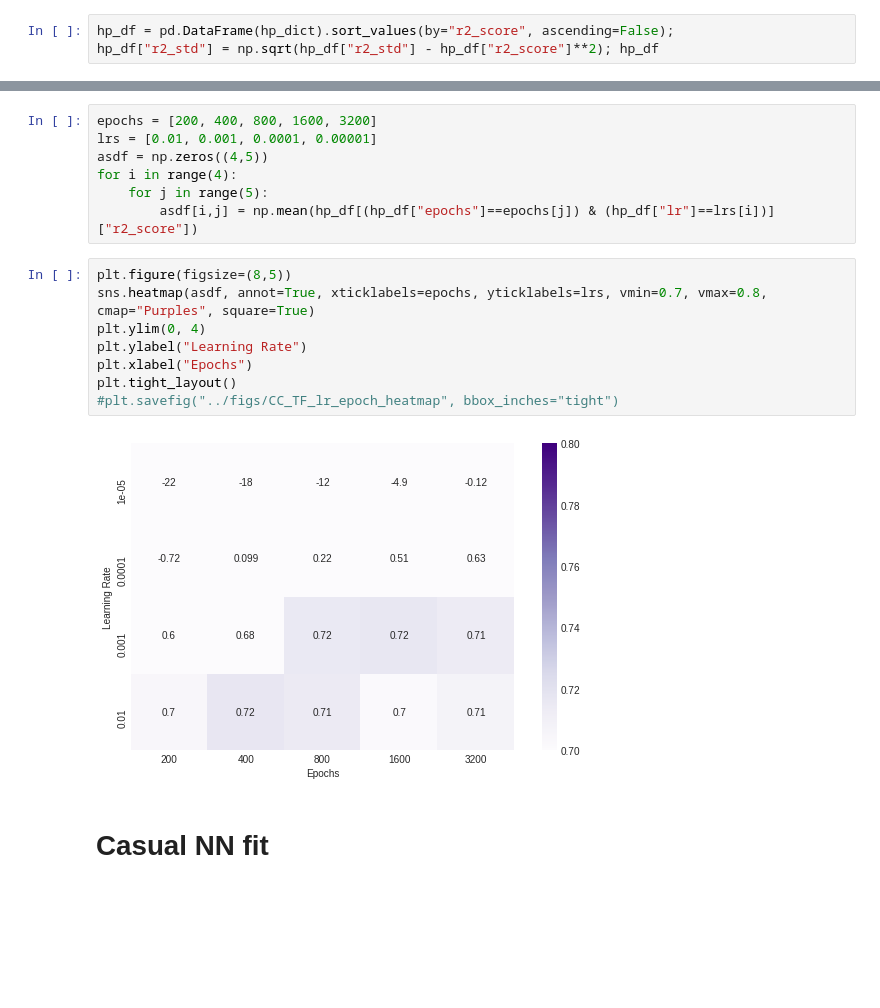
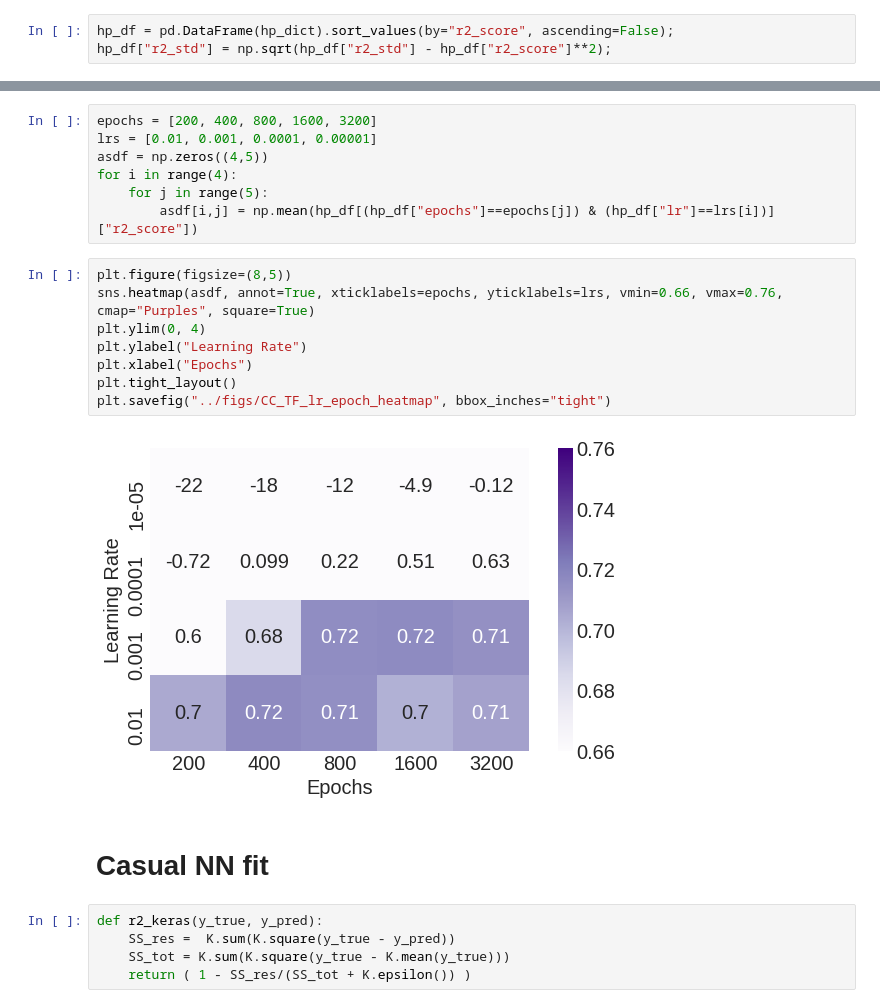
Before and after one commit to asdfbat/FYS-STK4155, a Jupyter notebook: Project2/src/world_happiness_NN_TF.ipynb, the cells around one changed output, grey strips where cells are left out. Cells and saved outputs as stored; diff of their text form; blank space fills up the shorter version.

```diff
--- a/Project2/src/world_happiness_NN_TF.ipynb
+++ b/Project2/src/world_happiness_NN_TF.ipynb
@@ -159,3 +156,3 @@ for hidden_layers in all_params["hidden_layers"]:
 # %%
 hp_df = pd.DataFrame(hp_dict).sort_values(by="r2_score", ascending=False);
-hp_df["r2_std"] = np.sqrt(hp_df["r2_std"] - hp_df["r2_score"]**2); hp_df
+hp_df["r2_std"] = np.sqrt(hp_df["r2_std"] - hp_df["r2_score"]**2);
@@ -205,14 +197,19 @@ for i in range(4):
         asdf[i,j] = np.mean(hp_df[(hp_df["epochs"]==epochs[j]) & (hp_df["lr"]==lrs[i])]["r2_score"])
 # %%
 plt.figure(figsize=(8,5))
-sns.heatmap(asdf, annot=True, xticklabels=epochs, yticklabels=lrs, vmin=0.7, vmax=0.8, cmap="Purples", square=True)
+sns.heatmap(asdf, annot=True, xticklabels=epochs, yticklabels=lrs, vmin=0.66, vmax=0.76, cmap="Purples", square=True)
 plt.ylim(0, 4)
 plt.ylabel("Learning Rate")
 plt.xlabel("Epochs")
 plt.tight_layout()
-#plt.savefig("../figs/CC_TF_lr_epoch_heatmap", bbox_inches="tight")
+plt.savefig("../figs/CC_TF_lr_epoch_heatmap", bbox_inches="tight")
 # %% [output]
-[figure, old version]
+[figure, new version]
 # %% [markdown]
 # Casual NN fit
+# %%
+def r2_keras(y_true, y_pred):
+    SS_res =  K.sum(K.square(y_true - y_pred))
+    SS_tot = K.sum(K.square(y_true - K.mean(y_true)))
+    return ( 1 - SS_res/(SS_tot + K.epsilon()) )
 # %%
```
Also changed, not shown: parts of 12 cells of this notebook, 6 other files.
